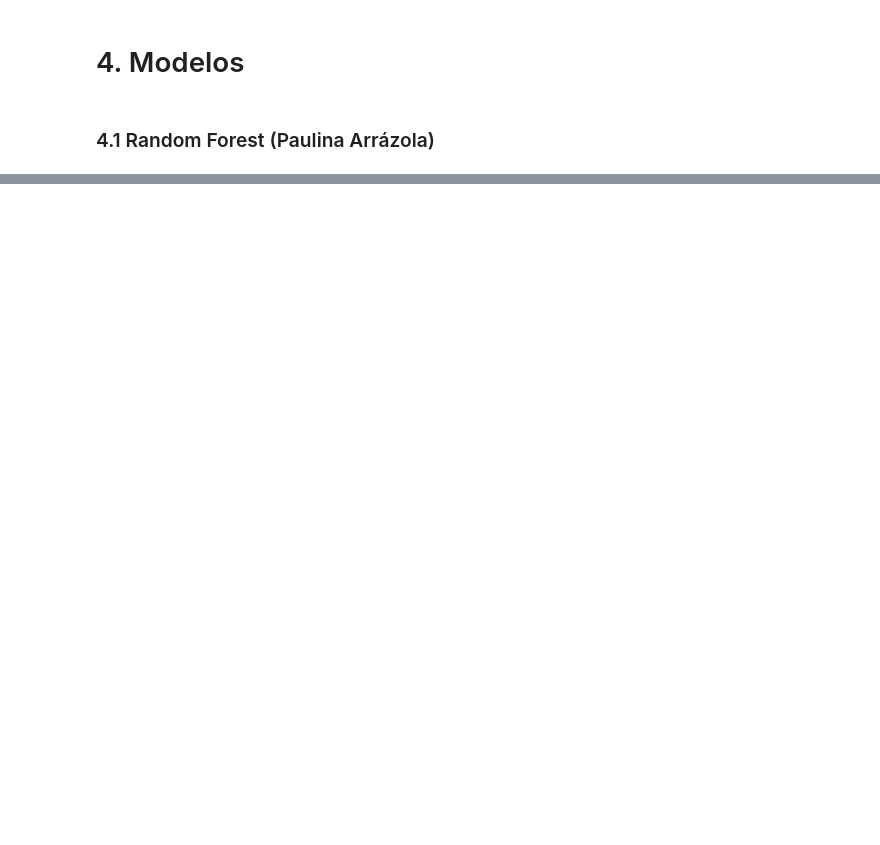
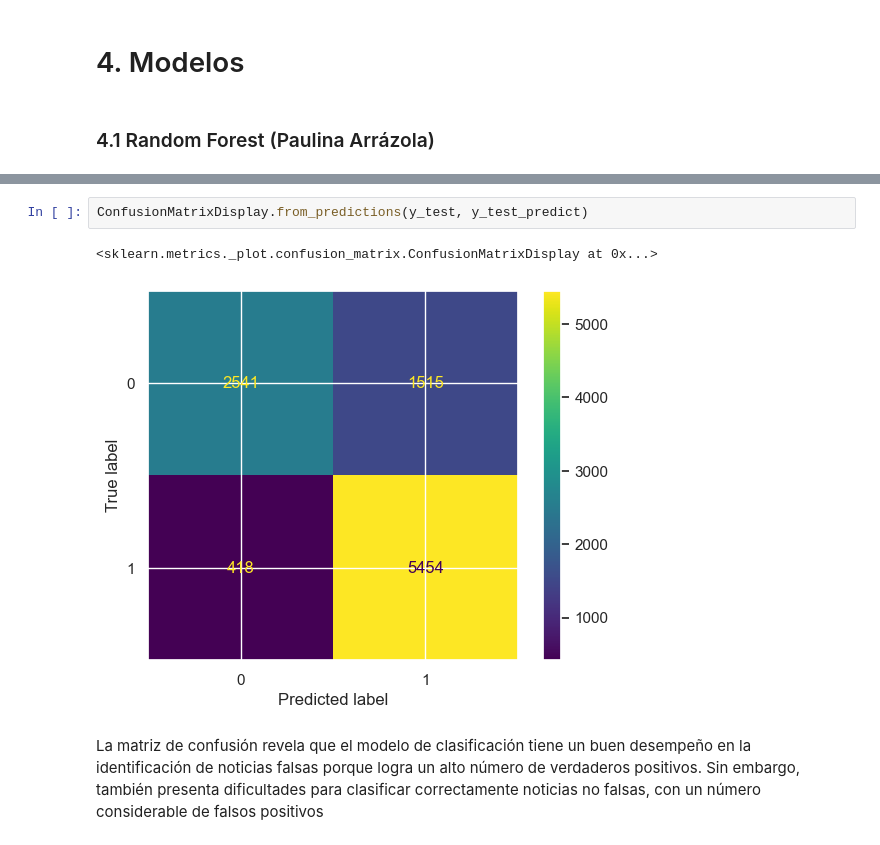
Before and after one commit to Paulina-A-V/Proyecto-1-BI, a Jupyter notebook: classification.ipynb, the cells around one changed output, grey strips where cells are left out. Drawn from its saved outputs; the diff is of its cells as text; blank space fills up the shorter version.

```diff
--- a/classification.ipynb
+++ b/classification.ipynb
@@ -341,0 +374,7 @@ X_train, X_test, y_train, y_test = train_test_split(data["Descripcion"], data["L
+# %%
+ConfusionMatrixDisplay.from_predictions(y_test, y_test_predict)
+# %% [output]
+<sklearn.metrics._plot.confusion_matrix.ConfusionMatrixDisplay at 0x...>
+[figure, added]
+# %% [markdown]
+La matriz de confusión revela que el modelo de clasificación tiene un buen desempeño en la identificación de noticias falsas porque logra un alto número de verdaderos positivos. Sin embargo, también presenta dificultades para clasificar correctamente noticias no falsas, con un número considerable de falsos positivos
```
Also changed, not shown: parts of 14 cells of this notebook.
